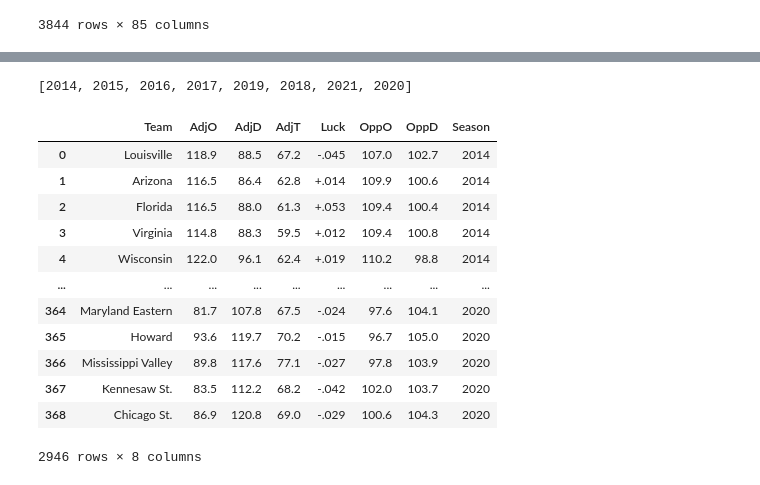
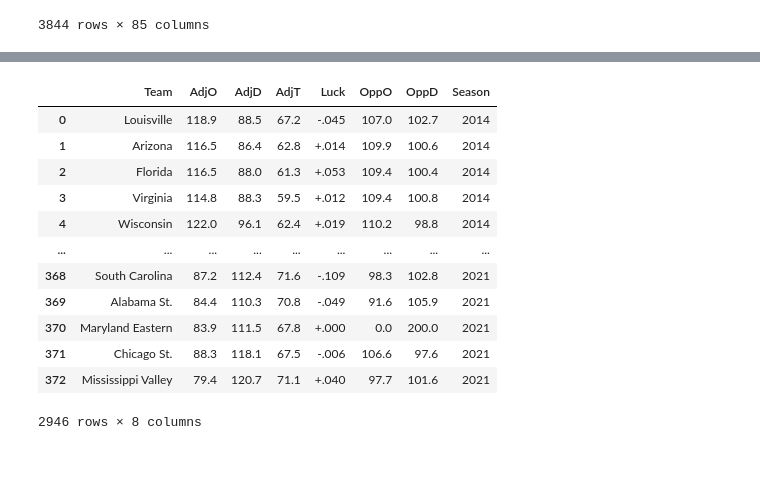
Before and after one commit to fmathews11/College_basketball, a Jupyter notebook: College_BB_Data_Pipeline.ipynb, the cells around one changed output, grey strips where cells are left out. Cells and saved outputs as stored; diff of their text form; code cells hidden in the pictures.

```diff
--- a/College_BB_Data_Pipeline.ipynb
+++ b/College_BB_Data_Pipeline.ipynb
@@ -759,7 +754,7 @@ all_cols = ['assist_percentage',
 'points_against']
 master_dict = {key:[] for key in all_cols}
 
-for i in tqdm(ml_df_l1.id.unique()):
+for i in tqdm(ml_df_l1.id.unique(),position = 0):
     temp_df = ml_df_l1[ml_df_l1.id == i]
     season = temp_df.season.unique()[0]
     team_1 = temp_df.team.tolist()[0]
@@ -804,9 +799,7 @@ ml_df_l3
 # %%
 ml_df_l3.to_csv('ml_df_l3.csv')
-# %%
-ml_df_l3.season.unique().tolist()
-# %% [output]
-[2014, 2015, 2016, 2017, 2019, 2018, 2021, 2020]
+# %%
+ml_df_l3 = pd.read_csv('ml_df_l3.csv')
 # %%
 
 missing = ['Loyola (IL)',
@@ -849,9 +842,9 @@ missing = ['Loyola (IL)',
 in_kp = ['Loyola Chicago','Louisiana Monroe','North Carolina','Miami FL','Connecticut','Charleston','UAB','Albany','St. Francis NY',
         'Prairie View A&M','Savannah St.','Nebraska Omaha','Maryland Eastern Shore','UT Arlington','Loyola MD','N.C. State','Pittsburgh','The Citadel',
         'Grambling St.',"St. John's",'UC Irvine','Cal Baptist','Bowling Green','Bethune Cookman','Gardner Webb','FIU','UT Rio Grande Valley','St. Francis PA',
-        'UC Riverside','Purdue Fort Wayne','Massachusetts','UC Davis','Miami OH','Texas A&M Corpus Chris','Arkansas Pine Bluff','UC San Diego']
+        'UC Riverside','Purdue Fort Wayne','Massachusetts','UC Davis','Miami OH','Texas A&M Corpus Christi','Arkansas Pine Bluff','UC San Diego']
 # %%
-browser = login(xxxxxx)
+browser = login("xxxx", 'xxxx')
 kp_df = pd.DataFrame()
 for i in ml_df_l3.season.unique().tolist():
     temp_df = kp.get_fourfactors(browser,i)
@@ -859,35 +852,35 @@ for i in ml_df_l3.season.unique().tolist():
     temp_df['Team'] = temp_df.Team.replace(dict(zip(in_kp,missing)))
     temp_df['Season'] = i
     kp_df = pd.concat([kp_df,temp_df])
-kp_df.to_csv("kp_four_factors.csv",index = False)
+#kp_df.to_csv("kp_four_factors.csv",index = False)
 # %%
 import kenpompy.misc as kpm
 kp_df2 = pd.DataFrame()
 b = ['Rk', 'Team', 'Conf', 'W-L', 'AdjEM', 'AdjO', 'AdjO_r', 'AdjD', 'AdjD_R','AdjT', 'AdjT_r', 'Luck', 'Luck_r', 'AdjEM', 'AdjEM_r', 'OppO', 'OppO_r','OppD', 'OppD_r', 'AdjEM', 'AdjEM_r', 'Seed']
-for i in tqdm(ml_df_l3.season.unique().tolist()):
+for i in tqdm([2014, 2015, 2016, 2017, 2018, 2019, 2020, 2021]):
     temp_df = kpm.get_pomeroy_ratings(browser,season = i)
     temp_df.columns = b
-    temp_df = temp_df.drop([test.columns[i] for i in [0,2,3,6,8,10,12,14,16,18,20,19,21]],1)
+    temp_df = temp_df.drop([temp_df.columns[i] for i in [0,2,3,6,8,10,12,14,16,18,20,19,21]],1)
     temp_df['Team'] = temp_df.Team.replace(dict(zip(in_kp,missing)))
     temp_df['Season'] = i
     kp_df2 = pd.concat([kp_df2,temp_df])
     #time.sleep(10)
 kp_df2[kp_df2.Team != "Team"].dropna(axis = 0)
-kp_df2.to_csv('kp_ratings.csv',index = False)
+#kp_df2.to_csv('kp_ratings.csv',index = False)
 kp_df2
 # %% [output]
 |  | Team | AdjO | AdjD | AdjT | Luck | OppO | OppD | Season |
 | 0 | Louisville | 118.9 | 88.5 | 67.2 | -.045 | 107.0 | 102.7 | 2014 |
 | 1 | Arizona | 116.5 | 86.4 | 62.8 | +.014 | 109.9 | 100.6 | 2014 |
 | 2 | Florida | 116.5 | 88.0 | 61.3 | +.053 | 109.4 | 100.4 | 2014 |
 | 3 | Virginia | 114.8 | 88.3 | 59.5 | +.012 | 109.4 | 100.8 | 2014 |
 | 4 | Wisconsin | 122.0 | 96.1 | 62.4 | +.019 | 110.2 | 98.8 | 2014 |
 | ... | ... | ... | ... | ... | ... | ... | ... | ... |
-| 364 | Maryland Eastern | 81.7 | 107.8 | 67.5 | -.024 | 97.6 | 104.1 | 2020 |
-| 365 | Howard | 93.6 | 119.7 | 70.2 | -.015 | 96.7 | 105.0 | 2020 |
-| 366 | Mississippi Valley | 89.8 | 117.6 | 77.1 | -.027 | 97.8 | 103.9 | 2020 |
-| 367 | Kennesaw St. | 83.5 | 112.2 | 68.2 | -.042 | 102.0 | 103.7 | 2020 |
-| 368 | Chicago St. | 86.9 | 120.8 | 69.0 | -.029 | 100.6 | 104.3 | 2020 |
+| 368 | South Carolina | 87.2 | 112.4 | 71.6 | -.109 | 98.3 | 102.8 | 2021 |
+| 369 | Alabama St. | 84.4 | 110.3 | 70.8 | -.049 | 91.6 | 105.9 | 2021 |
+| 370 | Maryland Eastern | 83.9 | 111.5 | 67.8 | +.000 | 0.0 | 200.0 | 2021 |
+| 371 | Chicago St. | 88.3 | 118.1 | 67.5 | -.006 | 106.6 | 97.6 | 2021 |
+| 372 | Mississippi Valley | 79.4 | 120.7 | 71.1 | +.040 | 97.7 | 101.6 | 2021 |
 2946 rows × 8 columns
 # %%
 pd.merge(kp_df,kp_df2,left_on = ['Team','Season'],right_on = ['Team','Season']).to_csv("full_kenpom.csv",index = False)
```
Also changed, not shown: parts of 17 cells of this notebook, 1 other file.
